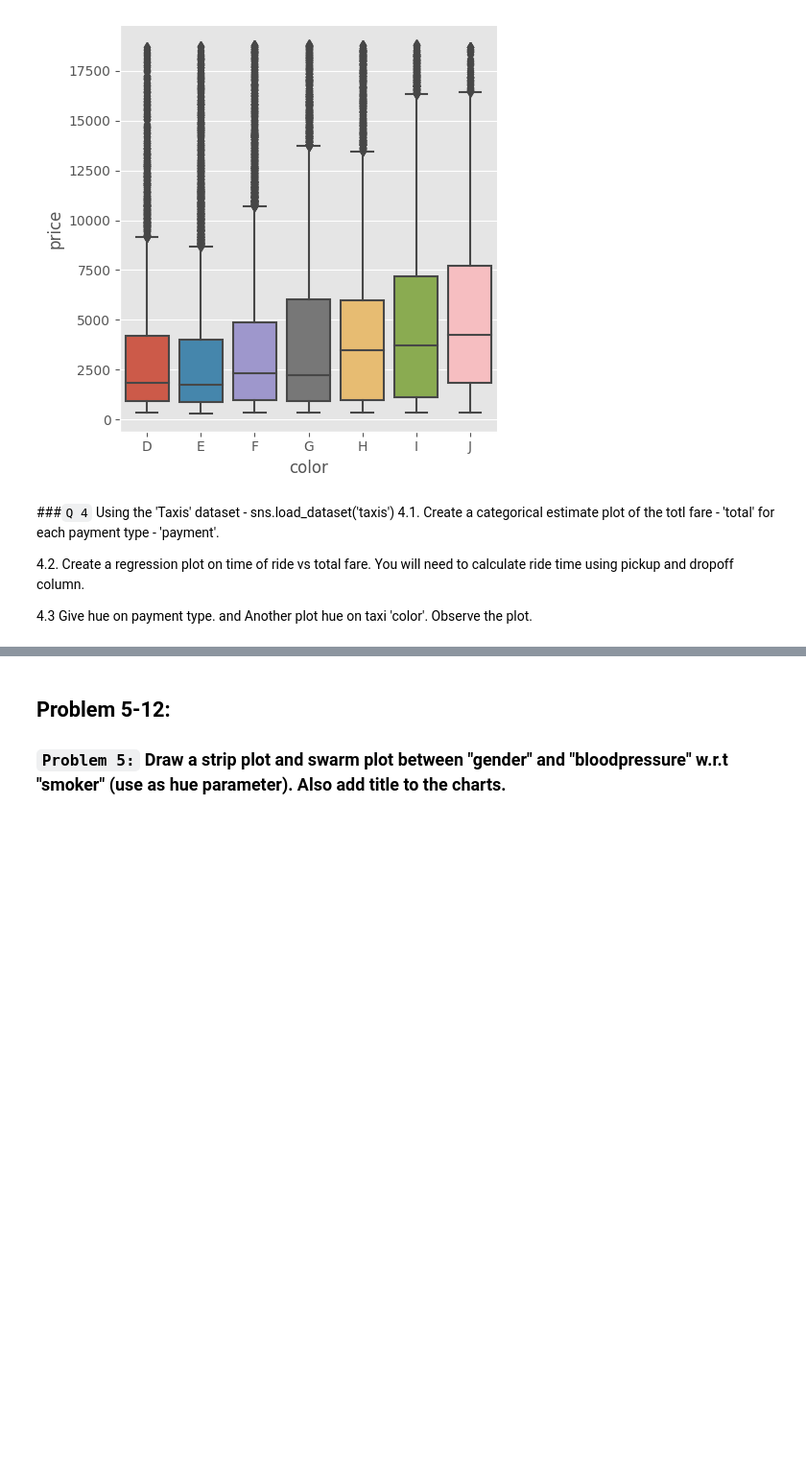
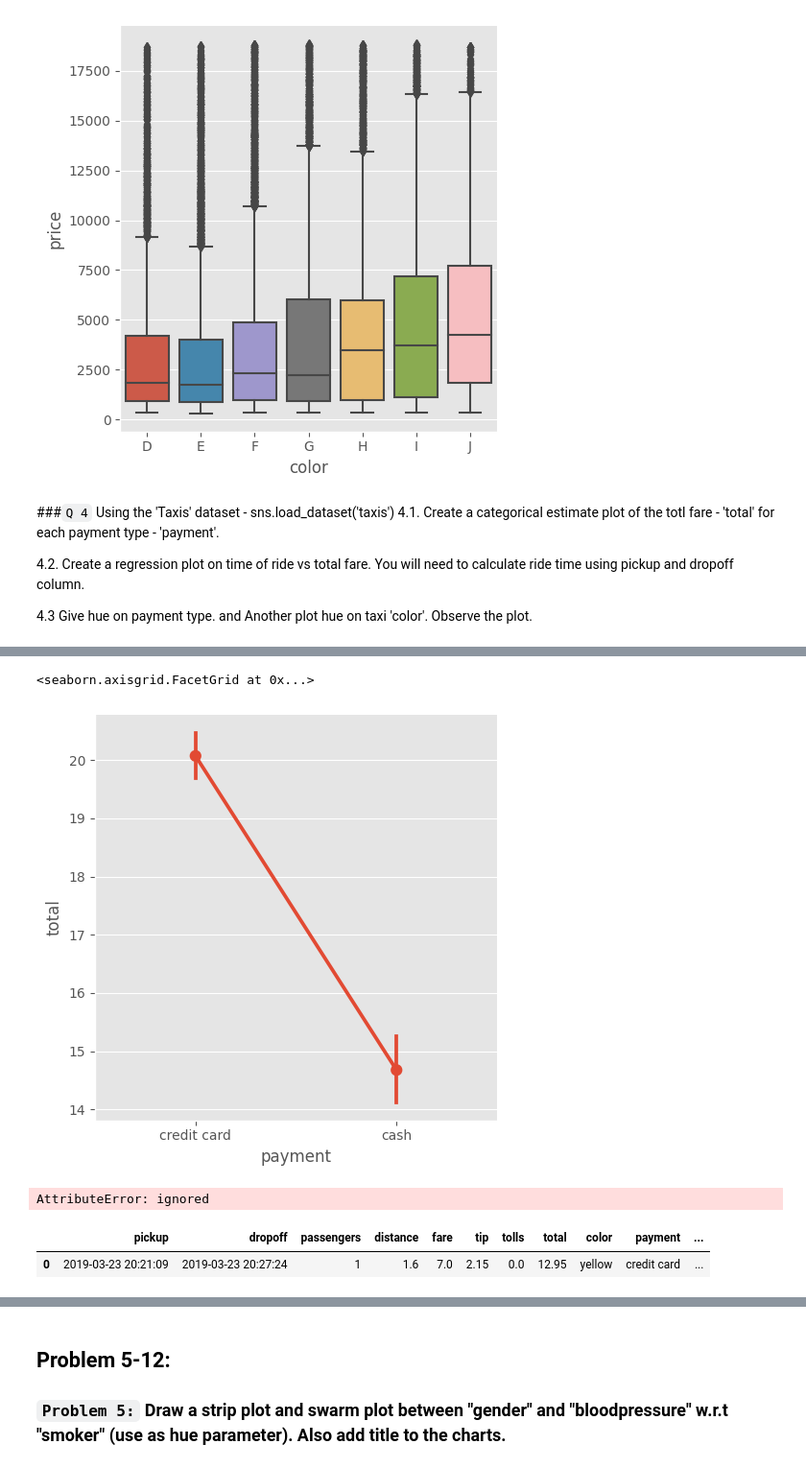
Before and after one commit to singhbhaskar360/Python_ML, a Jupyter notebook: Seaborn_task_26.ipynb, the cells around one changed output, grey strips where cells are left out. Shown at 96% size. Drawn from its saved outputs; the diff is of its cells as text; code cells hidden in the pictures; blank space fills up the shorter version.

```diff
--- a/Seaborn_task_26.ipynb
+++ b/Seaborn_task_26.ipynb
@@ -49,0 +63,14 @@ sns.catplot(data=diamond,x='color',y='price',kind='box')
+# %%
+sns.catplot(data=taxis,x='payment',y='total',kind='point')
+# %% [output]
+<seaborn.axisgrid.FacetGrid at 0x...>
+[figure, added]
+# %%
+taxis['time_travel1']=(taxis['dropoff']-taxis['pickup']).dt.day()
+# %% [output]
+AttributeError: ignored
+# %%
+taxis.head(1)
+# %% [output]
+|  | pickup | dropoff | passengers | distance | fare | tip | tolls | total | color | payment | ... |
+| 0 | 2019-03-23 20:21:09 | 2019-03-23 20:27:24 | 1 | 1.6 | 7.0 | 2.15 | 0.0 | 12.95 | yellow | credit card | ... |
```
Also changed, not shown: parts of 4 cells of this notebook.
